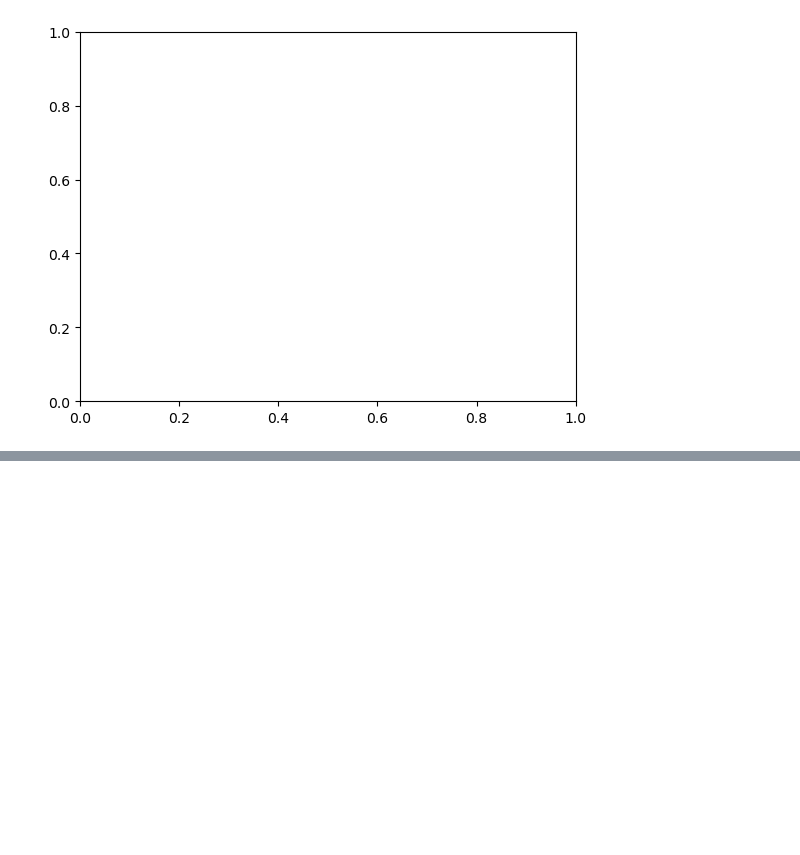
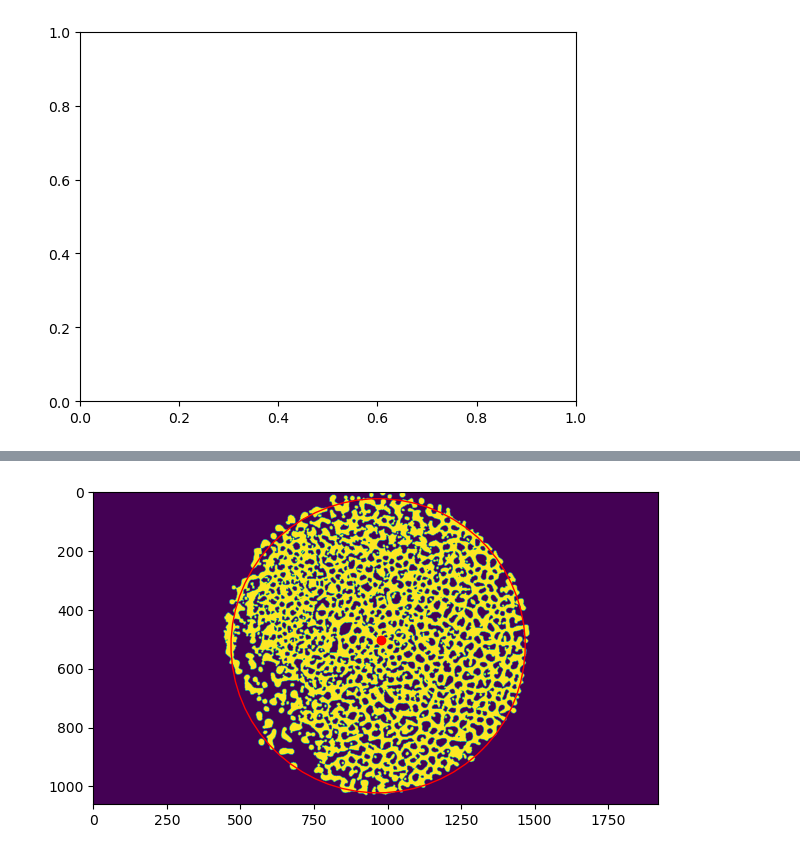
Before and after one commit to molel-gt/ssb, a Jupyter notebook: silicon_xct.ipynb, the cells around one changed output, grey strips where cells are left out. Saved outputs shown, nothing was run; the diff lists cells and outputs as text; code cells hidden in the pictures; blank space fills up the shorter version.

```diff
--- a/silicon_xct.ipynb
+++ b/silicon_xct.ipynb
@@ -77,0 +69,9 @@ plt.tight_layout()
+# %%
+fig, ax = plt.subplots()
+ax.imshow(cracks);
+ax.plot([xcom], [ycom], 'o', color='red');
+circle = plt.Circle((xcom - 10, ycom + 20), 500, fill=False, color='r')
+ax.add_patch(circle)
+plt.tight_layout()
+# %% [output]
+[figure, added]
```
Also changed, not shown: parts of 9 cells of this notebook.
